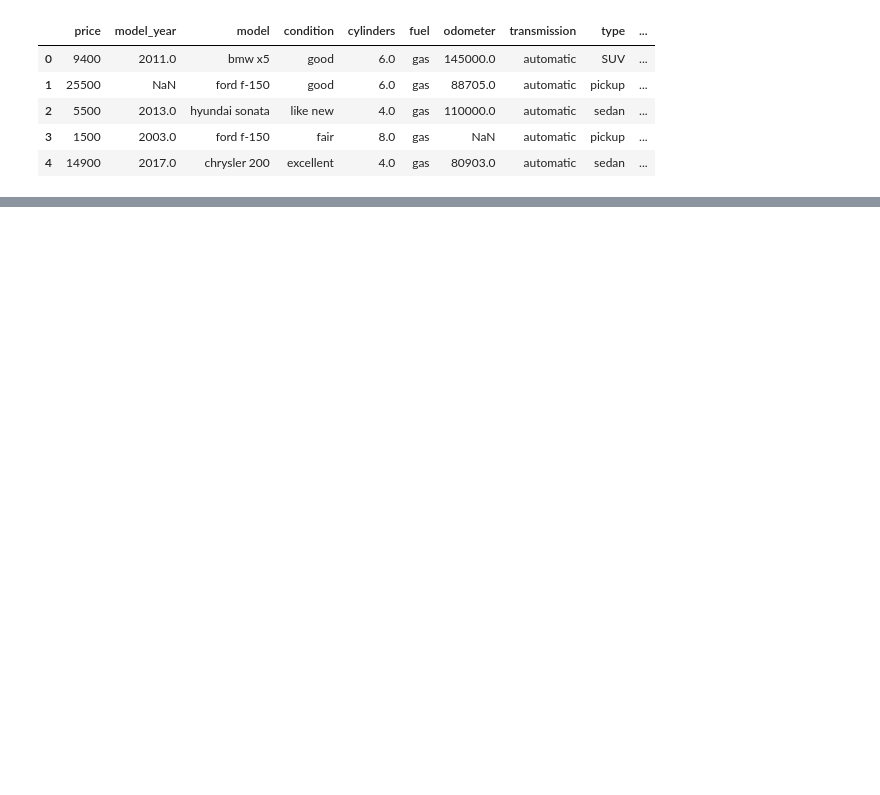
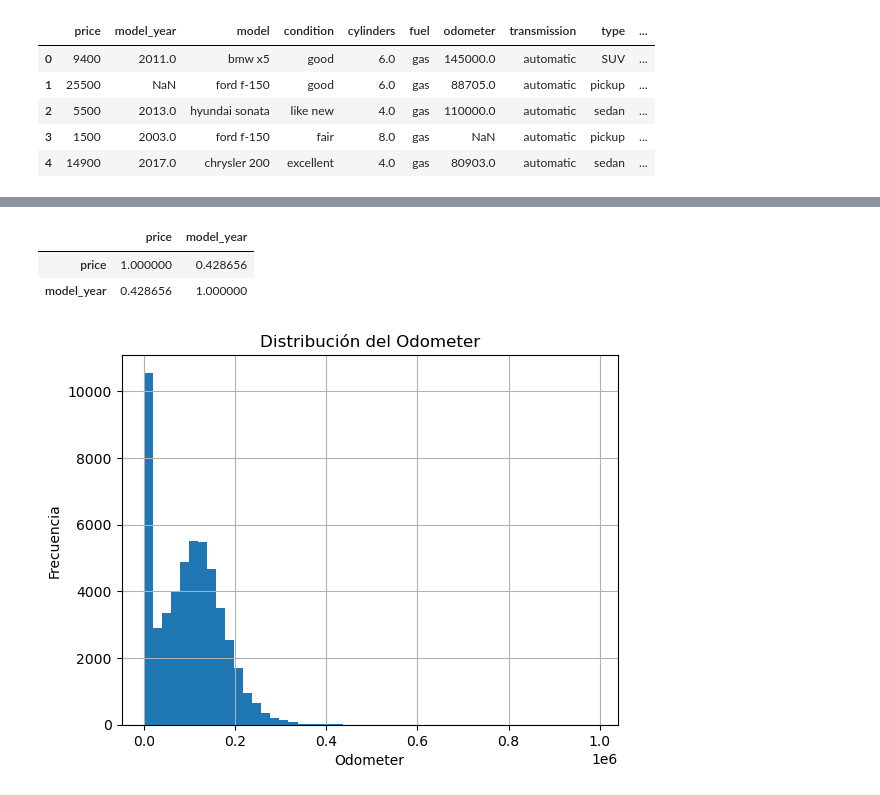
Before and after one commit to diegotrejosz/plotly_project, a Jupyter notebook: notebooks/eda.ipynb, the cells around one changed output, grey strips where cells are left out. Drawn from its saved outputs; the diff is of its cells as text; code cells hidden in the pictures; blank space fills up the shorter version.

```diff
--- a/notebooks/eda.ipynb
+++ b/notebooks/eda.ipynb
@@ -14,0 +93,14 @@ df.head()
+# %%
+df[['price', 'model_year']].corr()
+# %% [output]
+|  | price | model_year |
+| price | 1.000000 | 0.428656 |
+| model_year | 0.428656 | 1.000000 |
+# %%
+df['odometer'].hist(bins=50)
+plt.title('Distribución del Odometer')
+plt.xlabel('Odometer')
+plt.ylabel('Frecuencia')
+plt.show()
+# %% [output]
+[figure, added]
```
Also changed, not shown: parts of 14 cells of this notebook, 1 other file.
